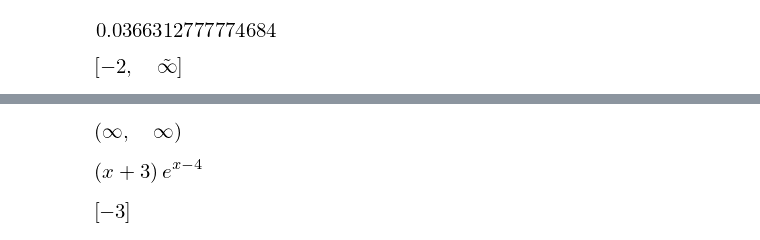
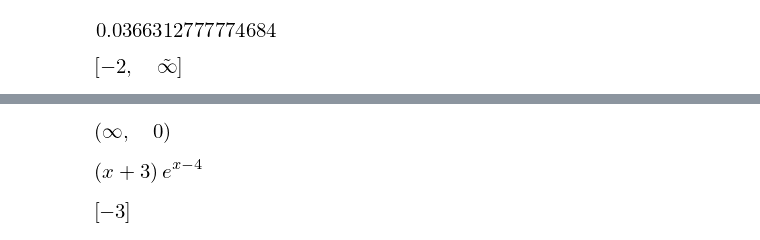
Before and after one commit to OlgaBelitskaya/math_20182019, a Jupyter notebook: mathanalysis_standardcalc209-215.ipynb, the cells around one changed output, grey strips where cells are left out. Drawn from its saved outputs; the diff is of its cells as text; code cells hidden in the pictures.

```diff
--- a/mathanalysis_standardcalc209-215.ipynb
+++ b/mathanalysis_standardcalc209-215.ipynb
@@ -705,7 +740,7 @@ solve((2 + x) * E ** (x - 4), x)
 # %%
-limit((2 + x) * E ** (x - 4) / x, x, oo, '+'), limit((2 + x) * E ** (x - 4) / x, x, oo, '-')
+limit((2 + x) * E ** (x - 4) / x, x, oo), limit((2 + x) * E ** (x - 4) / x, x, -oo)
 # %% [output]
-[figure, old version]
+[figure, new version]
 # %%
 simplify(diff(y, x))
 # %% [output]
```
Also changed, not shown: parts of 11 cells of this notebook.
